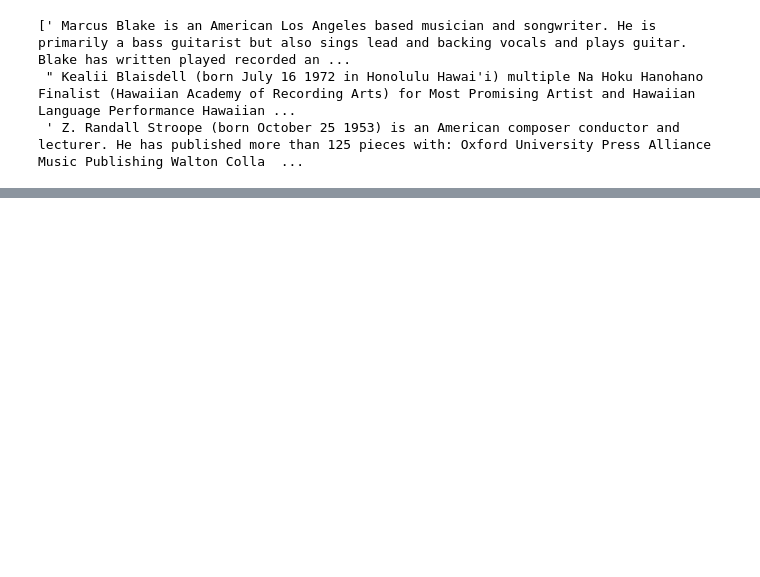
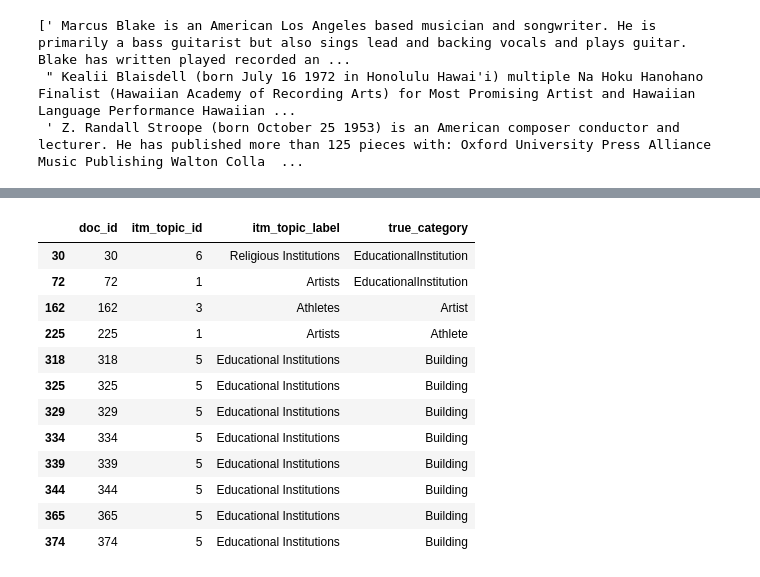
Before and after one commit to zacthinks/InteractiveTopicModel, a Jupyter notebook: examples/dbpedia_vignette.ipynb, the cells around one changed output, grey strips where cells are left out. Cells and saved outputs as stored; diff of their text form; code cells hidden in the pictures; blank space fills up the shorter version.

```diff
--- a/examples/dbpedia_vignette.ipynb
+++ b/examples/dbpedia_vignette.ipynb
@@ -477 +602,18 @@ Cross-tabulation: ITM Topics vs True Categories
 | All | 100 | 100 | 100 | 100 | 100 | 500 |
+# %%
+different_docs = comparison_df[comparison_df.groupby(['itm_topic_label', 'true_category']).transform('size') < 10]
+different_docs
+# %% [output]
+|  | doc_id | itm_topic_id | itm_topic_label | true_category |
+| 30 | 30 | 6 | Religious Institutions | EducationalInstitution |
+| 72 | 72 | 1 | Artists | EducationalInstitution |
+| 162 | 162 | 3 | Athletes | Artist |
+| 225 | 225 | 1 | Artists | Athlete |
+| 318 | 318 | 5 | Educational Institutions | Building |
+| 325 | 325 | 5 | Educational Institutions | Building |
+| 329 | 329 | 5 | Educational Institutions | Building |
+| 334 | 334 | 5 | Educational Institutions | Building |
+| 339 | 339 | 5 | Educational Institutions | Building |
+| 344 | 344 | 5 | Educational Institutions | Building |
+| 365 | 365 | 5 | Educational Institutions | Building |
+| 374 | 374 | 5 | Educational Institutions | Building |
```
Also changed, not shown: parts of 69 cells of this notebook, 6 other files.
